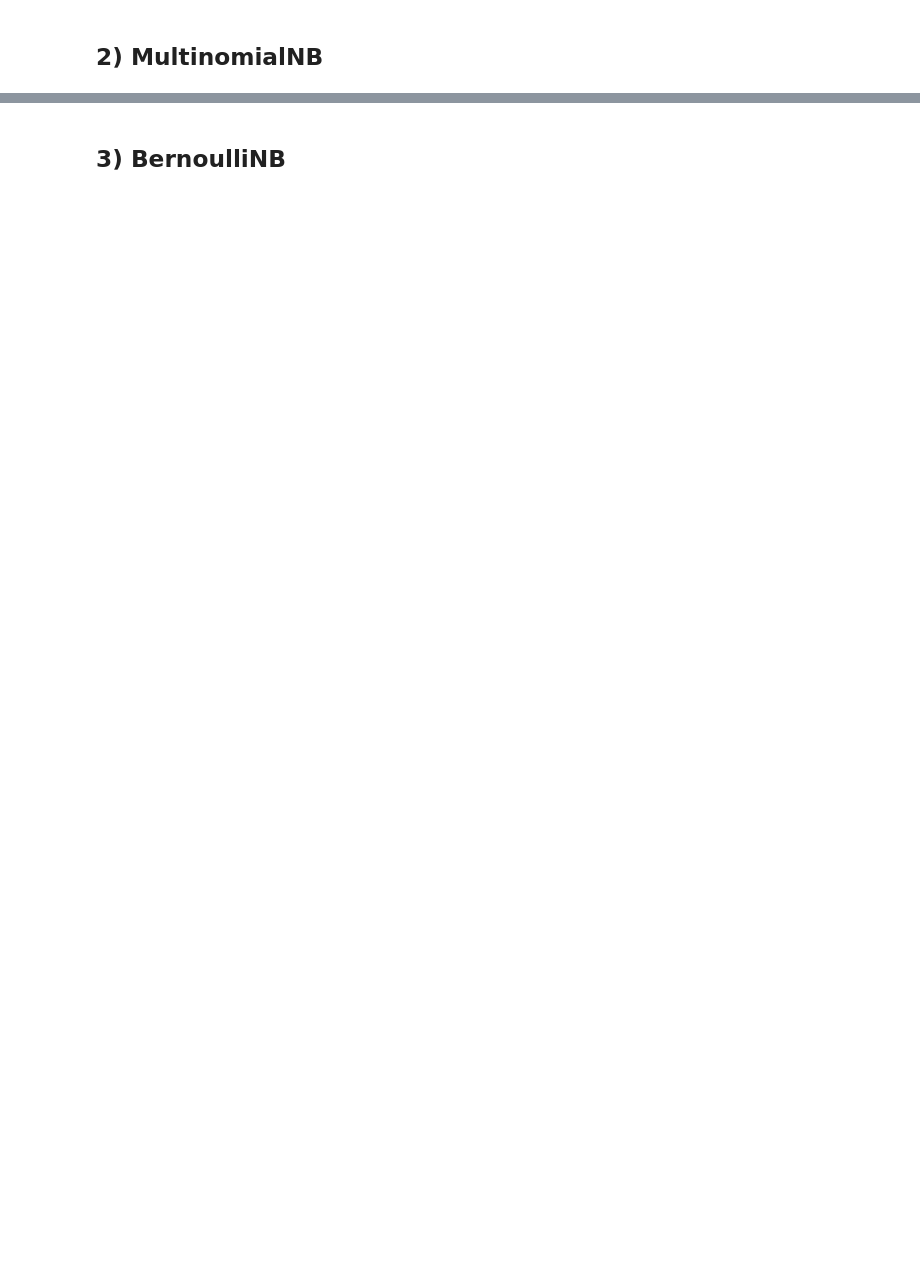
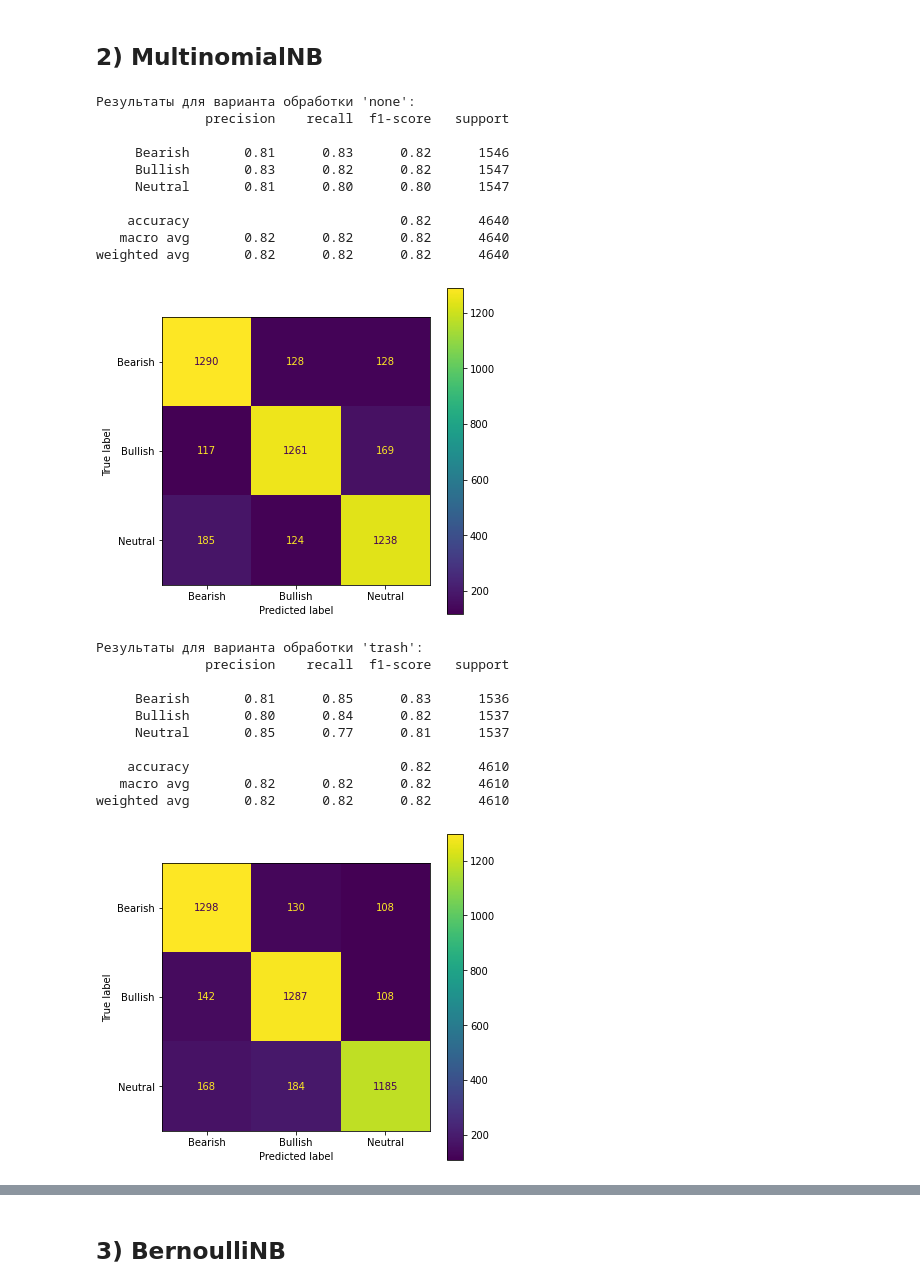
Before and after one commit to DenisKabanov/natural_language_processing, a Jupyter notebook: 2) Bayes classifiers/task.ipynb, the cells around one changed output, grey strips where cells are left out. Saved outputs shown, nothing was run; the diff lists cells and outputs as text; code cells hidden in the pictures; blank space fills up the shorter version.

```diff
--- a/2) Bayes classifiers/task.ipynb
+++ b/2) Bayes classifiers/task.ipynb
@@ -323,2 +560,37 @@ for var in CLEANING_VARS: # идём по вариантам обработки
 # %% [markdown]
 ## 2) MultinomialNB
+# %%
+params = [{
+    "alpha": [1.0], # Additive (Laplace/Lidstone) smoothing parameter (set alpha=0 and force_alpha=True, for no smoothing).
+    "force_alpha": [True], # If False and alpha is less than 1e-10, it will set alpha to 1e-10. If True, alpha will remain unchanged. This may cause numerical errors if alpha is too close to 0.
+    "fit_prior": [True], # нужно ли считать априорные вероятности классов (если False — используется равномерное распрежедение)
+    "class_prior": [None] # априорные вероятности классов (если None — назначаются по входным данным)
+}]
+
+model_name = "MultinomialNB" # название модели
+model = MultinomialNB() # модель
+# %%
+results[model_name] = investigation(model, params, data, model_name, custom_cv) # обучаем модель, перебираем параметры, сохраняем, оцениванием и запоминаем результатa
+# %% [output]
+Результаты для варианта обработки 'none':
+              precision    recall  f1-score   support
+
+     Bearish       0.81      0.83      0.82      1546
+     Bullish       0.83      0.82      0.82      1547
+     Neutral       0.81      0.80      0.80      1547
+
+    accuracy                           0.82      4640
+   macro avg       0.82      0.82      0.82      4640
+weighted avg       0.82      0.82      0.82      4640
+[figure, added]
+Результаты для варианта обработки 'trash':
+              precision    recall  f1-score   support
+
+     Bearish       0.81      0.85      0.83      1536
+     Bullish       0.80      0.84      0.82      1537
+     Neutral       0.85      0.77      0.81      1537
+
+    accuracy                           0.82      4610
+   macro avg       0.82      0.82      0.82      4610
+weighted avg       0.82      0.82      0.82      4610
+[figure, added]
```
Also changed, not shown: parts of 38 cells of this notebook, 24 other files.
